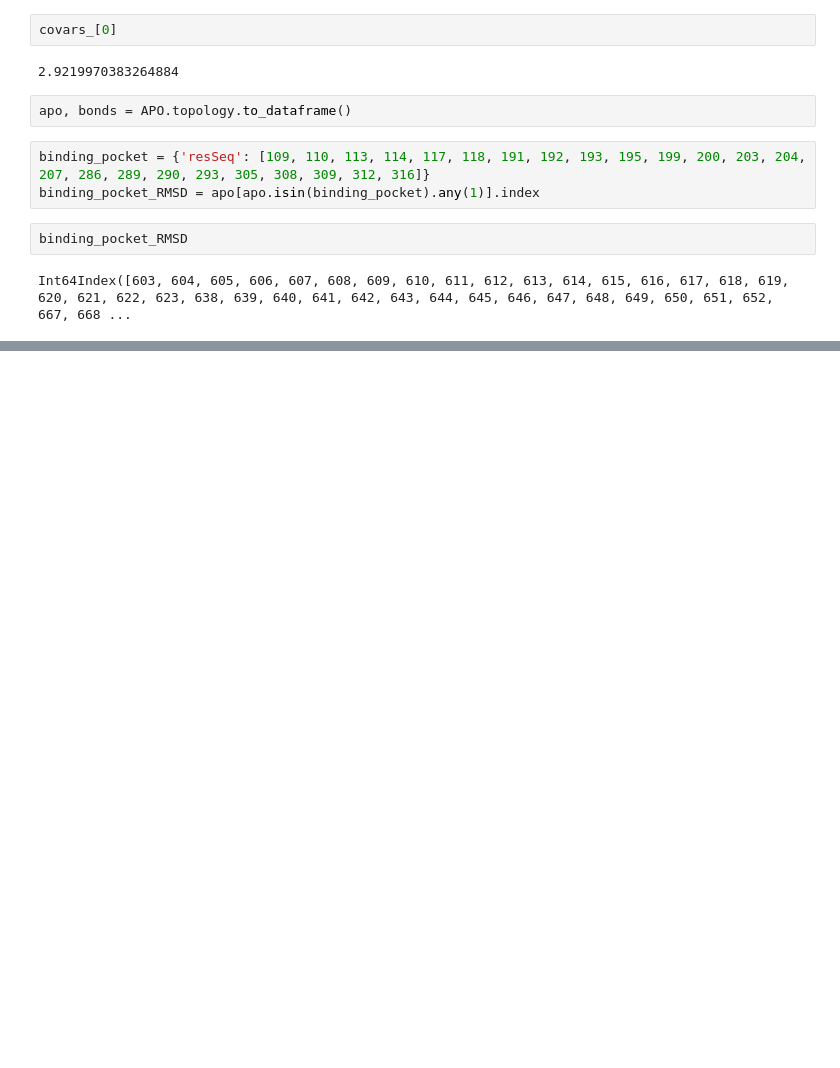
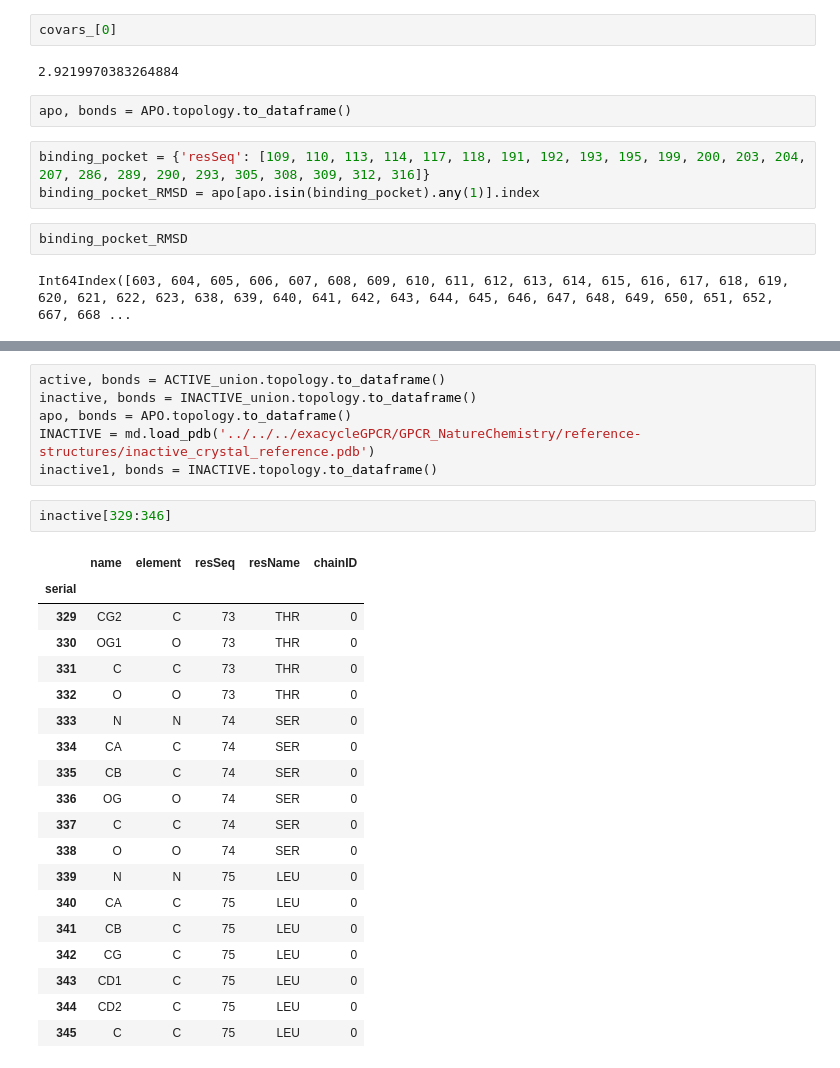
Before and after one commit to choderalab/gpcr, a Jupyter notebook: dye_placement/notebooks/GMM_cluster.ipynb, the cells around one changed output, grey strips where cells are left out. Drawn from its saved outputs; the diff is of its cells as text; blank space fills up the shorter version.

```diff
--- a/dye_placement/notebooks/GMM_cluster.ipynb
+++ b/dye_placement/notebooks/GMM_cluster.ipynb
@@ -163,0 +176,28 @@ Int64Index([603, 604, 605, 606, 607, 608, 609, 610, 611, 612, 613, 614, 615, 616
+# %%
+active, bonds = ACTIVE_union.topology.to_dataframe()
+inactive, bonds = INACTIVE_union.topology.to_dataframe()
+apo, bonds = APO.topology.to_dataframe()
+INACTIVE = md.load_pdb('../../../exacycleGPCR/GPCR_NatureChemistry/reference-structures/inactive_crystal_reference.pdb')
+inactive1, bonds = INACTIVE.topology.to_dataframe()
+# %%
+inactive[329:346]
+# %% [output]
+|  | name | element | resSeq | resName | chainID |
+| serial |  |  |  |  |  |
+| 329 | CG2 | C | 73 | THR | 0 |
+| 330 | OG1 | O | 73 | THR | 0 |
+| 331 | C | C | 73 | THR | 0 |
+| 332 | O | O | 73 | THR | 0 |
+| 333 | N | N | 74 | SER | 0 |
+| 334 | CA | C | 74 | SER | 0 |
+| 335 | CB | C | 74 | SER | 0 |
+| 336 | OG | O | 74 | SER | 0 |
+| 337 | C | C | 74 | SER | 0 |
+| 338 | O | O | 74 | SER | 0 |
+| 339 | N | N | 75 | LEU | 0 |
+| 340 | CA | C | 75 | LEU | 0 |
+| 341 | CB | C | 75 | LEU | 0 |
+| 342 | CG | C | 75 | LEU | 0 |
+| 343 | CD1 | C | 75 | LEU | 0 |
+| 344 | CD2 | C | 75 | LEU | 0 |
+| 345 | C | C | 75 | LEU | 0 |
```
Also changed, not shown: parts of 25 cells of this notebook.
